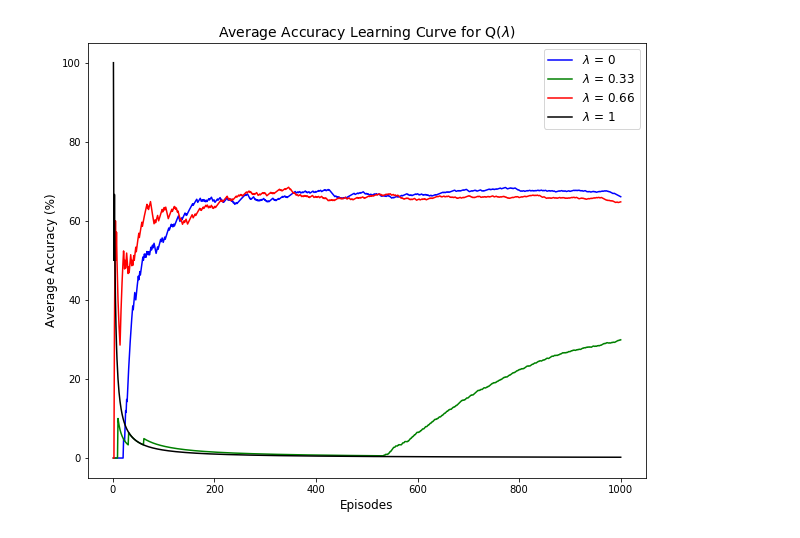
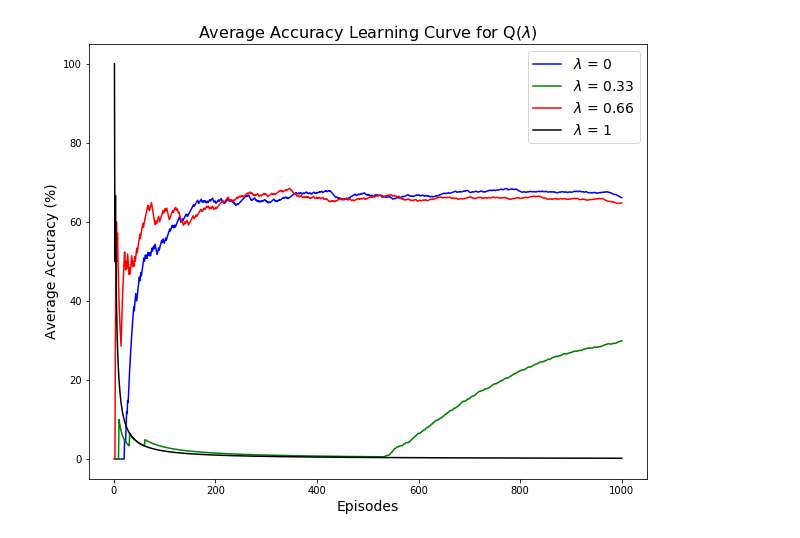
Before and after one commit to Rarell/CS_4033-5033_Porject_1, a Jupyter notebook: Models/RL-Model_Comparison.ipynb, the cells around one changed output. Cells and saved outputs as stored; diff of their text form; code cells hidden in the pictures.

Commit message:
Finished making and added preliminary learning curves.

```diff
--- a/Models/RL-Model_Comparison.ipynb
+++ b/Models/RL-Model_Comparison.ipynb
@@ -71,20 +71,21 @@ S1_00Acc[1:] = np.asarray([np.sum(S1_00H[:n])/(n+1) for n in range(1, NUM_EPISOD
 # %%
 # Create the Q-Lambda plot
 fig = plt.figure(figsize = [10, 8])
 ax  = fig.add_subplot(1, 1, 1)
 
-ax.set_title(r'Average Accuracy Learning Curve for Q($\lambda$)', fontsize = 14)
+ax.set_title(r'Average Accuracy Learning Curve for Q($\lambda$)', fontsize = 16)
 
 ax.plot(Episodes, Q0_00Acc*100, 'b-', linewidth = 1.5, label = r'$\lambda$ = 0')
 ax.plot(Episodes, Q0_33Acc*100, 'g-', linewidth = 1.5, label = r'$\lambda$ = 0.33')
 ax.plot(Episodes, Q0_66Acc*100, 'r-', linewidth = 1.5, label = r'$\lambda$ = 0.66')
 ax.plot(Episodes, Q1_00Acc*100, 'k-', linewidth = 1.5, label = r'$\lambda$ = 1')
 
-ax.legend(fontsize = 12)
+ax.legend(fontsize = 14)
 
-ax.set_xlabel('Episodes', fontsize = 12)
-ax.set_ylabel('Average Accuracy (%)', fontsize = 12)
+ax.set_xlabel('Episodes', fontsize = 14)
+ax.set_ylabel('Average Accuracy (%)', fontsize = 14)
 
+plt.savefig('Q-Lambda-Learning_Curve.png')
 plt.show(block = False)
 # %% [output]
-[figure, old version]
+[figure, new version]
```
Also changed, not shown: parts of 1 cell of this notebook, 2 other files.
